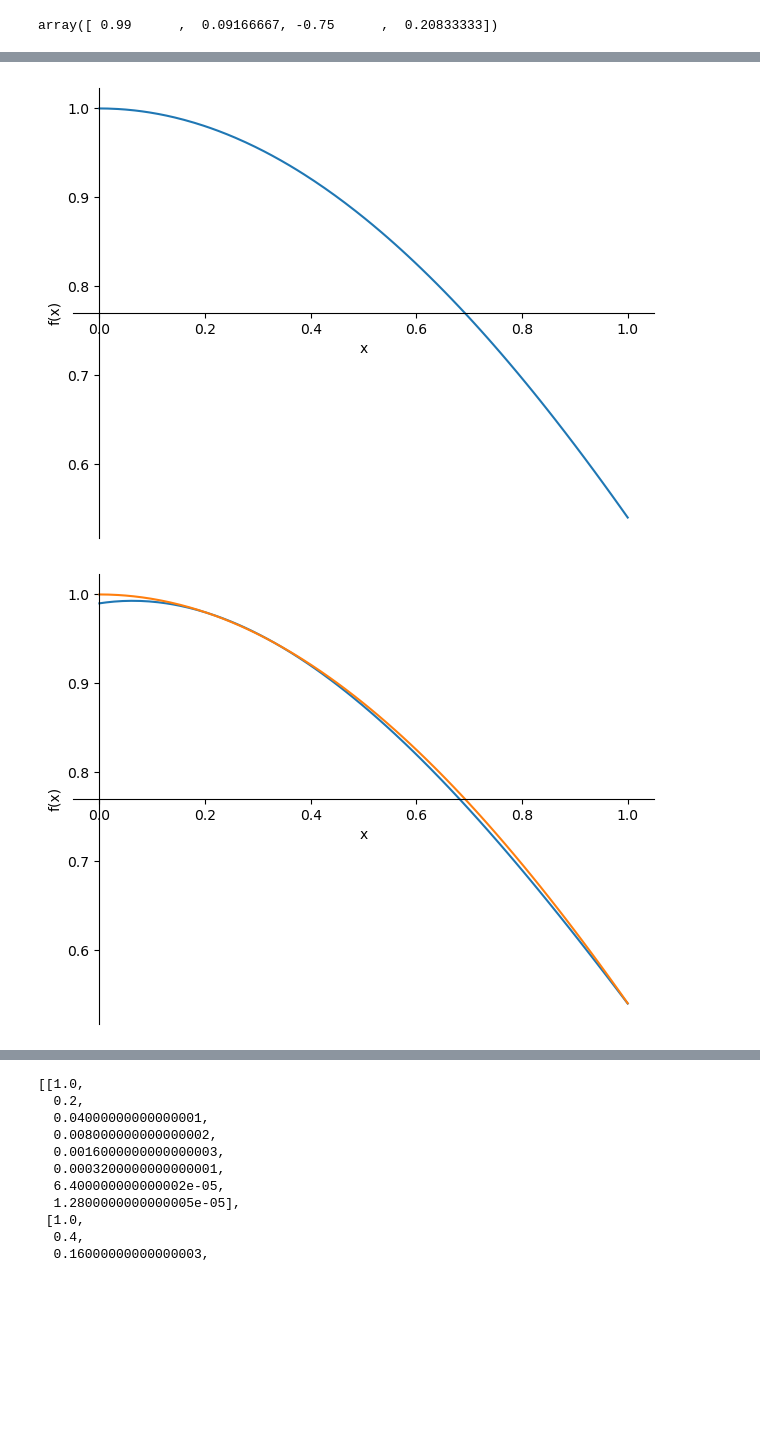
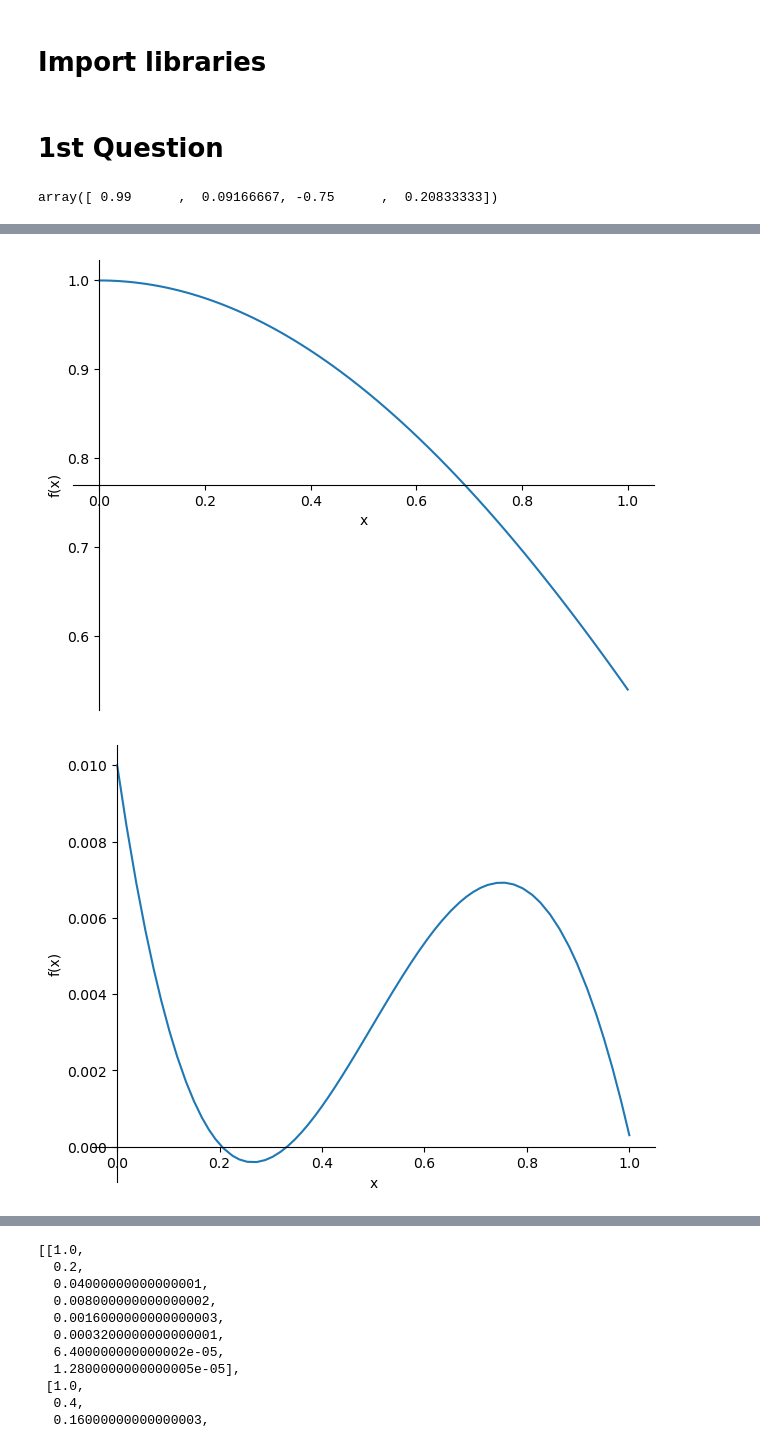
Before and after one commit to khanmhmdi/Numerical-Analysis, a Jupyter notebook: Interpolation.ipynb, the cells around one changed output, grey strips where cells are left out. Cells and saved outputs as stored; diff of their text form; code cells hidden in the pictures; blank space fills up the shorter version.

```diff
--- a/Interpolation.ipynb
+++ b/Interpolation.ipynb
@@ -1,3 +1,5 @@
+# %% [markdown]
+# Import libraries
 # %%
 from sympy import *
 import pandas as pd
@@ -11 +9,3 @@ import matplotlib.pyplot as plt
+# %% [markdown]
+# 1st Question
 # %%
@@ -20,12 +19,14 @@ array([ 0.99      ,  0.09166667, -0.75      ,  0.20833333])
 # %%
 from sympy import symbols
 from sympy.plotting import plot
 x = symbols('x')
 p1 = plot(y[0]+y[1]*x+y[2]*x*x+y[3]*x*x*x,(x, 0, 1), show=True)
 p2 = plot(cos(x),(x,0, 1), show=True)
+p3 = plot(cos(x)-(y[0]+y[1]*x+y[2]*x*x+y[3]*x*x*x),(x,0, 1), show=True)
 p1.append(p2[0])
+p1.append(p3[0])
 p1.show()
 # %% [output]
 [figure]
 [figure]
-[figure, old version]
+[figure, new version]
```
Also changed, not shown: parts of 10 cells of this notebook.
